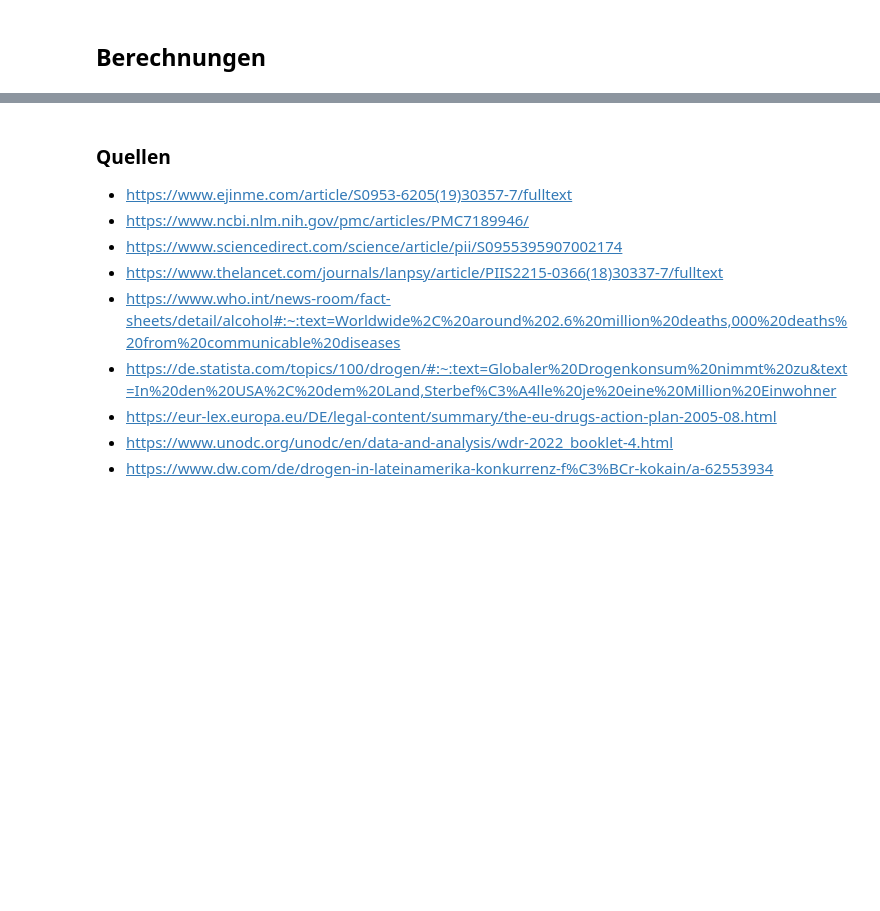
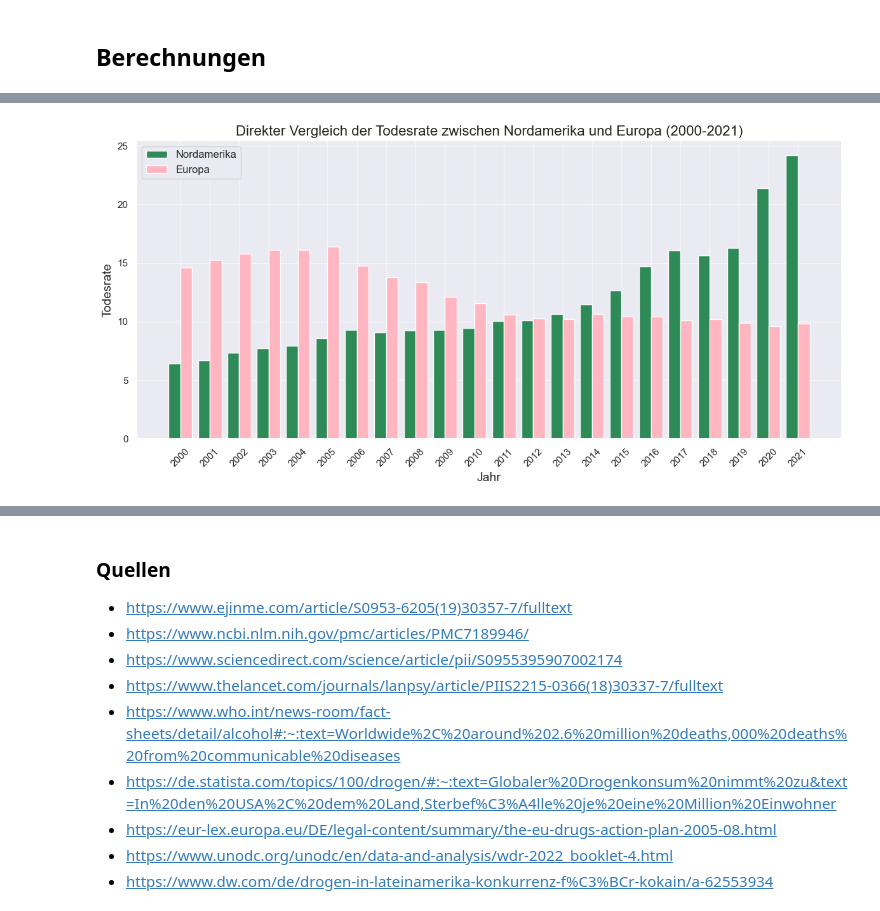
Before and after one commit to Joyce-ops/BMLD-LN2-Carmen-Mcqulat-Joyce, a Jupyter notebook: Leistungsnachweis 2.ipynb, the cells around one changed output, grey strips where cells are left out. Cells and saved outputs as stored; diff of their text form; code cells hidden in the pictures; blank space fills up the shorter version.

```diff
--- a/Leistungsnachweis 2.ipynb
+++ b/Leistungsnachweis 2.ipynb
@@ -607,0 +439,48 @@ plt.show()
+# %%
+import pandas as pd
+import matplotlib.pyplot as plt
+
+# Annahme: df_pivot ist die Pivot-Tabelle mit den Sterberaten
+
+# North America
+northamerica = df_pivot.loc[['North America']]
+
+# Europe
+europe = df_pivot.loc[['Europe']]
+
+# Beide Daten zusammenführen, so dass die Jahre nebeneinander liegen
+northamerica_data = northamerica.T.reset_index()
+northamerica_data.columns = ['Jahr', 'Sterberate_NA']
+
+europe_data = europe.T.reset_index()
+europe_data.columns = ['Jahr', 'Sterberate_EU']
+
+# Zusammenführen der beiden DataFrames basierend auf dem Jahr
+comparison_data = pd.merge(northamerica_data, europe_data, on='Jahr')
+
+# Plotten der Säulen
+plt.figure(figsize=(12, 6))
+
+# Säulen für Nordamerika und Europa nebeneinander
+plt.bar(comparison_data['Jahr'] - 0.2, comparison_data['Sterberate_NA'], width=0.4, label='Nordamerika', color='seagreen', align='center')
+plt.bar(comparison_data['Jahr'] + 0.2, comparison_data['Sterberate_EU'], width=0.4, label='Europa', color='lightpink', align='center')
+
+# Titel und Achsenbezeichner
+plt.title('Direkter Vergleich der Todesrate zwischen Nordamerika und Europa (2000-2021)', fontsize=16)
+plt.xlabel('Jahr', fontsize=14)
+plt.ylabel('Todesrate', fontsize=14)
+
+# Legende hinzufügen
+plt.legend(fontsize=12)
+
+# X-Achse anpassen, um die Jahre richtig anzuzeigen
+plt.xticks(comparison_data['Jahr'], rotation=45)
+
+# Gitterlinien hinzufügen
+plt.grid(True, alpha=0.6)
+
+# Layout anpassen und Diagramm anzeigen
+plt.tight_layout()
+plt.show()
+# %% [output]
+[figure, added]
```
Also changed, not shown: parts of 24 cells of this notebook.
